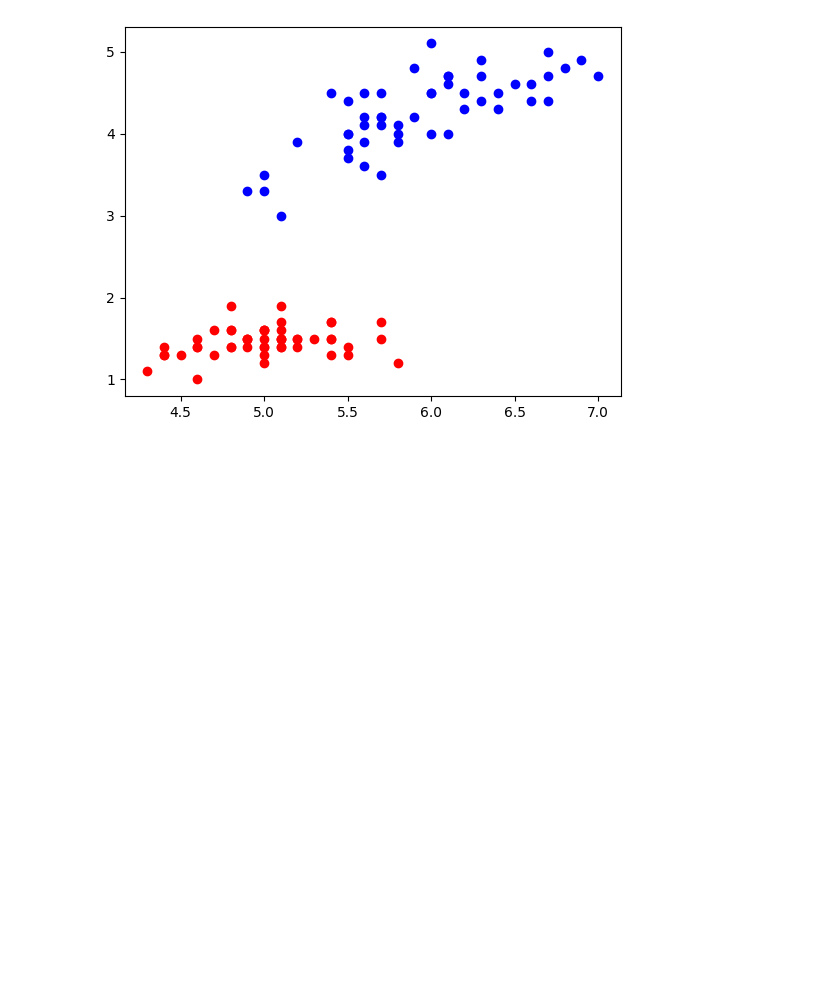
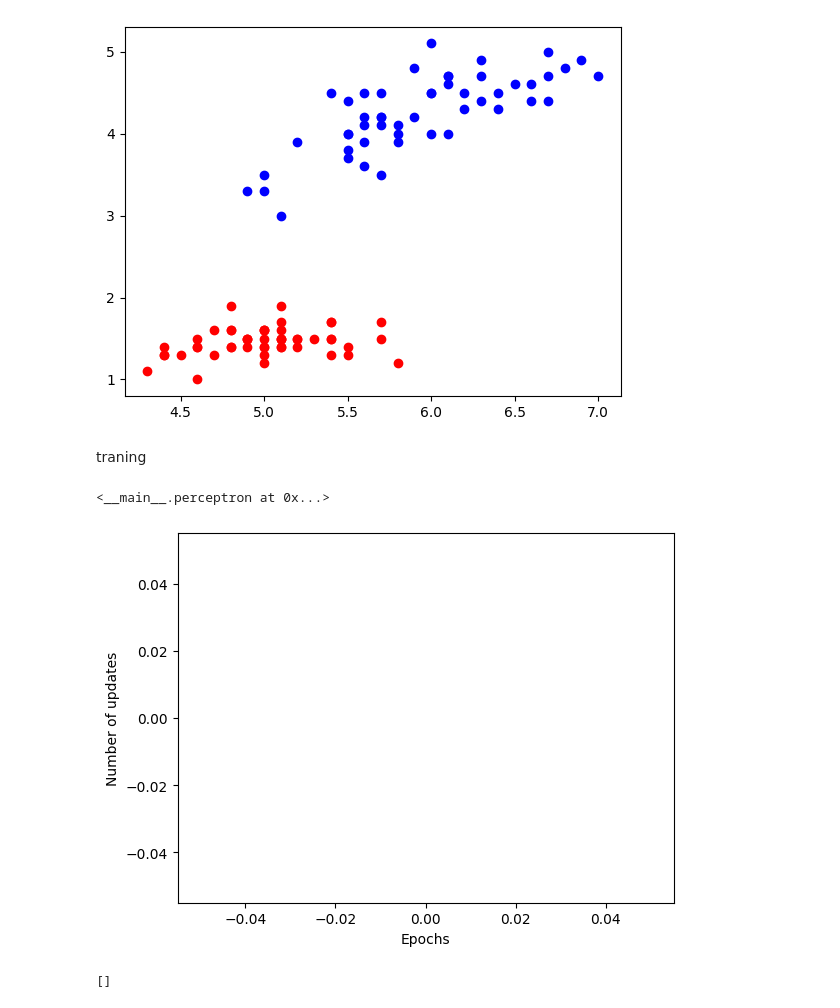
Before and after one commit to wp225/perceptron-iris, a Jupyter notebook: perceptron_iris.ipynb, the cells around one changed output. Saved outputs shown, nothing was run; the diff lists cells and outputs as text; code cells hidden in the pictures; blank space fills up the shorter version.

```diff
--- a/perceptron_iris.ipynb
+++ b/perceptron_iris.ipynb
@@ -4,29 +4,29 @@
 import numpy as np
 # %%
 class perceptron(object):
-  def __init__(self,eta=.2,n_iter=3,seed=1):
+  def __init__(self,eta=.2,n_iter=3,random_state=1):
     self.eta=eta
     self.n_iter=n_iter
-    self.seed=seed
+    self.random_state=random_state
 
   def fit(self,X,Y):
-    rgen=np.random.RandomState(self.seed)
-    self.wt=rgen.Normal(loc=0.0,scale=0.01,size=1+X.shape[1])
+    rgen=np.random.RandomState(self.random_state)
+    self.wt=rgen.normal(loc=0,scale=0.01,size=1+X.shape[1])
     self.error=[]
     for _ in range(self.n_iter):
       error=0
       for xi,target in zip(X,Y):
         update=self.eta*(target-self.predict(xi))
-        self.wt[1:]=self.wt+update*xi #normal weights
-        self.wt[0]=self.wt[0]+update #bias
-        error=error+int(update!=0.0)
+        self.wt[1:]+=update*xi #normal weights
+        self.wt[0]+=update #bias
+        error+=int(update!=0.0)
     return self
 
   def input(self,X):
     return np.dot(X,self.wt[1:]+self.wt[0])
 
   def predict(self,X):
-    return np.where(self.input>=0,1,-1) #returns 1 if ip >0 else -1
+    return np.where(self.input(X) >= 0,1,-1) #returns 1 if ip >0 else -1
 # %%
 import os
 import pandas as pd
@@ -69,3 +93,22 @@ plt.scatter(X[50:,0],X[50:,1],color='blue')
 plt.show()
 # %% [output]
 [figure]
+# %% [markdown]
+traning
+# %%
+p1=perceptron(eta=.1,n_iter=3)
+# %%
+p1.fit(X,Y)
+# %% [output]
+<__main__.perceptron at 0x...>
+# %%
+plt.plot(range(1, len(p1.error) + 1),p1.error, marker='o')
+plt.xlabel('Epochs')
+plt.ylabel('Number of updates')
+plt.show()
+# %% [output]
+[figure, added]
+# %%
+p1.error
+# %% [output]
+[]
```
Also changed, not shown: parts of 2 cells of this notebook.
